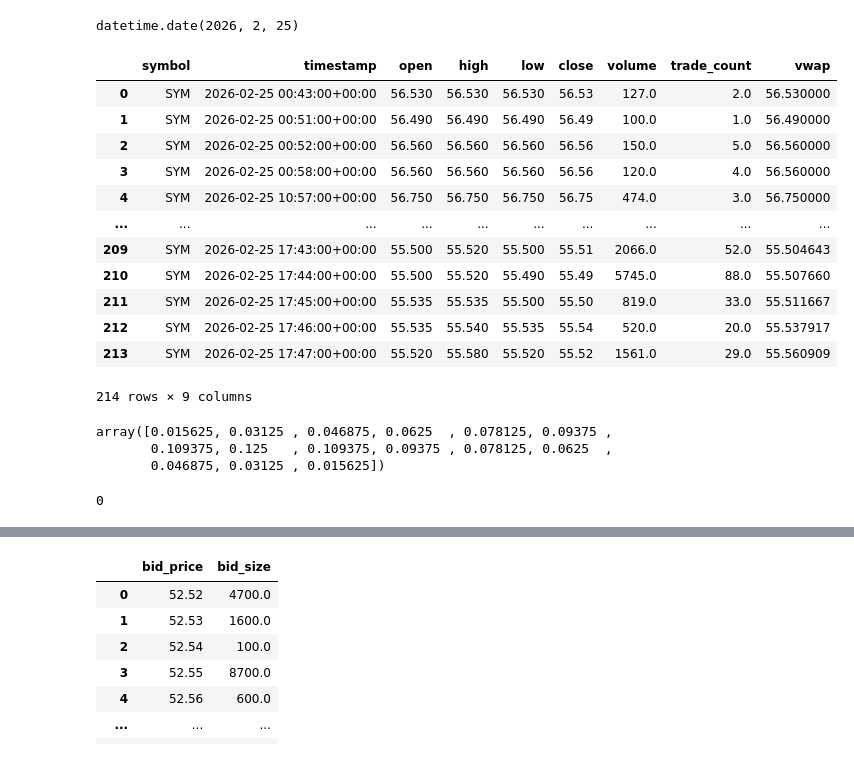
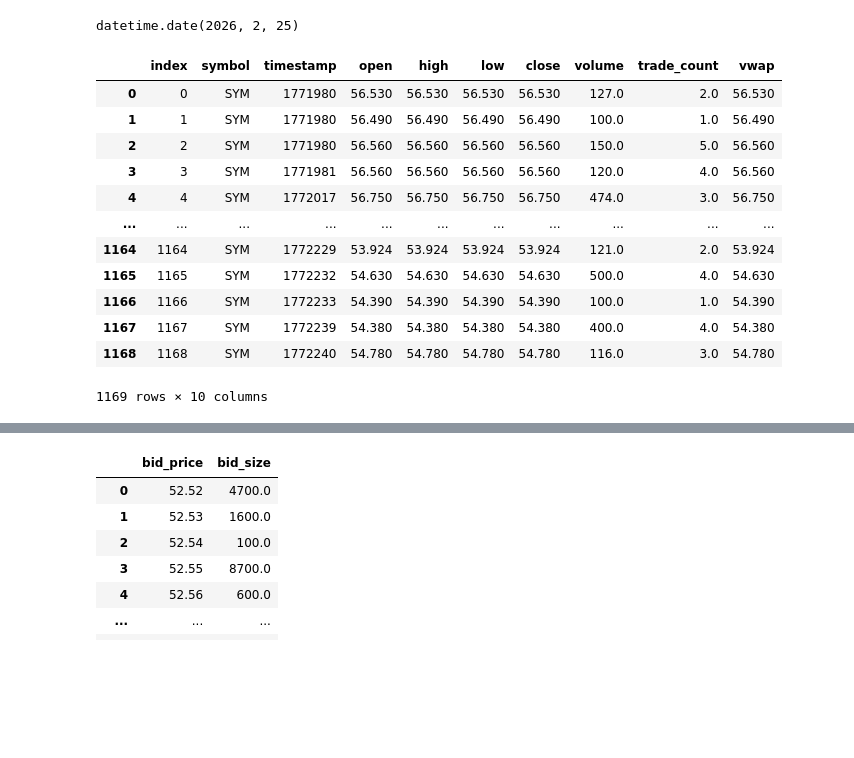
Before and after one commit to Francisleon102/Investing, a Jupyter notebook: main.ipynb, the cells around one changed output, grey strips where cells are left out. Cells and saved outputs as stored; diff of their text form; code cells hidden in the pictures; blank space fills up the shorter version.

```diff
--- a/main.ipynb
+++ b/main.ipynb
@@ -209,43 +209,33 @@ S_Trades = client.stock_trades(symbols=x,timeframe=TimeFrame.Minute,start=start_
 # %%
 S_Bars = S_Bars.reset_index()
+S_Bars['timestamp'] = S_Bars['timestamp'].view('int64') // 10**6
 S_Bars
 # %% [output]
-|  | symbol | timestamp | open | high | low | close | volume | trade_count | vwap |
-| 0 | SYM | 2026-02-25 00:43:00+00:00 | 56.530 | 56.530 | 56.530 | 56.53 | 127.0 | 2.0 | 56.530000 |
-| 1 | SYM | 2026-02-25 00:51:00+00:00 | 56.490 | 56.490 | 56.490 | 56.49 | 100.0 | 1.0 | 56.490000 |
-| 2 | SYM | 2026-02-25 00:52:00+00:00 | 56.560 | 56.560 | 56.560 | 56.56 | 150.0 | 5.0 | 56.560000 |
-| 3 | SYM | 2026-02-25 00:58:00+00:00 | 56.560 | 56.560 | 56.560 | 56.56 | 120.0 | 4.0 | 56.560000 |
-| 4 | SYM | 2026-02-25 10:57:00+00:00 | 56.750 | 56.750 | 56.750 | 56.75 | 474.0 | 3.0 | 56.750000 |
-| ... | ... | ... | ... | ... | ... | ... | ... | ... | ... |
-| 209 | SYM | 2026-02-25 17:43:00+00:00 | 55.500 | 55.520 | 55.500 | 55.51 | 2066.0 | 52.0 | 55.504643 |
-| 210 | SYM | 2026-02-25 17:44:00+00:00 | 55.500 | 55.520 | 55.490 | 55.49 | 5745.0 | 88.0 | 55.507660 |
-| 211 | SYM | 2026-02-25 17:45:00+00:00 | 55.535 | 55.535 | 55.500 | 55.50 | 819.0 | 33.0 | 55.511667 |
-| 212 | SYM | 2026-02-25 17:46:00+00:00 | 55.535 | 55.540 | 55.535 | 55.54 | 520.0 | 20.0 | 55.537917 |
-| 213 | SYM | 2026-02-25 17:47:00+00:00 | 55.520 | 55.580 | 55.520 | 55.52 | 1561.0 | 29.0 | 55.560909 |
+|  | index | symbol | timestamp | open | high | low | close | volume | trade_count | vwap |
+| 0 | 0 | SYM | 1771980 | 56.530 | 56.530 | 56.530 | 56.530 | 127.0 | 2.0 | 56.530 |
+| 1 | 1 | SYM | 1771980 | 56.490 | 56.490 | 56.490 | 56.490 | 100.0 | 1.0 | 56.490 |
+| 2 | 2 | SYM | 1771980 | 56.560 | 56.560 | 56.560 | 56.560 | 150.0 | 5.0 | 56.560 |
+| 3 | 3 | SYM | 1771981 | 56.560 | 56.560 | 56.560 | 56.560 | 120.0 | 4.0 | 56.560 |
+| 4 | 4 | SYM | 1772017 | 56.750 | 56.750 | 56.750 | 56.750 | 474.0 | 3.0 | 56.750 |
+| ... | ... | ... | ... | ... | ... | ... | ... | ... | ... | ... |
+| 1164 | 1164 | SYM | 1772229 | 53.924 | 53.924 | 53.924 | 53.924 | 121.0 | 2.0 | 53.924 |
+| 1165 | 1165 | SYM | 1772232 | 54.630 | 54.630 | 54.630 | 54.630 | 500.0 | 4.0 | 54.630 |
+| 1166 | 1166 | SYM | 1772233 | 54.390 | 54.390 | 54.390 | 54.390 | 100.0 | 1.0 | 54.390 |
+| 1167 | 1167 | SYM | 1772239 | 54.380 | 54.380 | 54.380 | 54.380 | 400.0 | 4.0 | 54.380 |
+| 1168 | 1168 | SYM | 1772240 | 54.780 | 54.780 | 54.780 | 54.780 | 116.0 | 3.0 | 54.780 |
-214 rows × 9 columns
+1169 rows × 10 columns
 # %%
 
 
 #O_Quotes = client.option_quotes(z, start=start_date, end=datetime.today())
 O_Bars = client.option_bars([z,l],timeframe=TimeFrame.Hour,start= start_date, end=datetime.today())
 O_Trades = client.option_trades(z, start=start_date, end=datetime.today())
-# %%
-L = 15# odd length
-k = np.arange(1, L//2 + 2)          # 1,2,3,4,5,6
-kernel = np.r_[k, k[-2::-1]]        # 1,2,3,4,5,6,5,4,3,2,1
-kernel = kernel / kernel.sum()
-
-kernel
-# %% [output]
-array([0.015625, 0.03125 , 0.046875, 0.0625  , 0.078125, 0.09375 ,
-       0.109375, 0.125   , 0.109375, 0.09375 , 0.078125, 0.0625  ,
-       0.046875, 0.03125 , 0.015625])
 # %%
 y = S_Bars['trade_count']
 t = S_Bars['timestamp'].to_numpy().astype("datetime64[ns]").view("int64") / 1e9
 v = S_Bars['volume']
 dV = np.gradient(v)
-dV = np.convolve(dV, kernel, mode ="same") #Made it smoother with kernel
+
 
 app = pg.mkQApp()
 win = pg.GraphicsLayoutWidget(show=True)
@@ -262,5 +252,3 @@ win.nextRow()
 #p2.plot(t, rate, pen=pg.mkPen('c', width=2))
 
 app.exec()
-# %% [output]
-0
```
Also changed, not shown: parts of 6 cells of this notebook, 2 other files.
